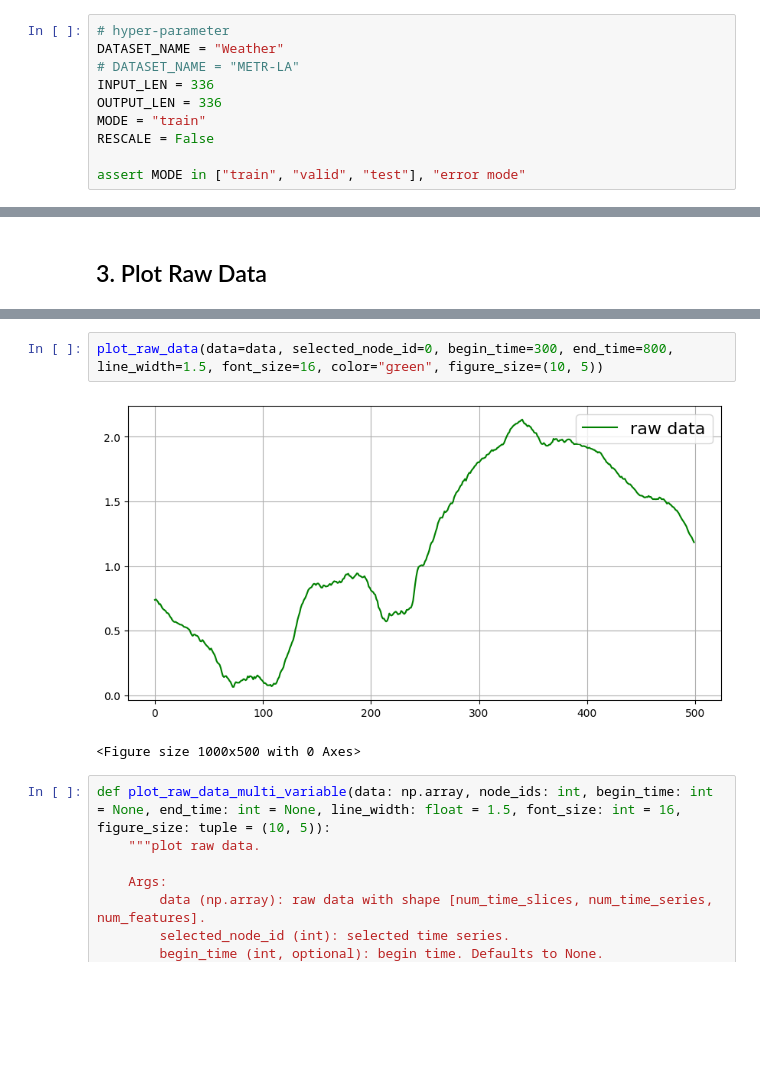
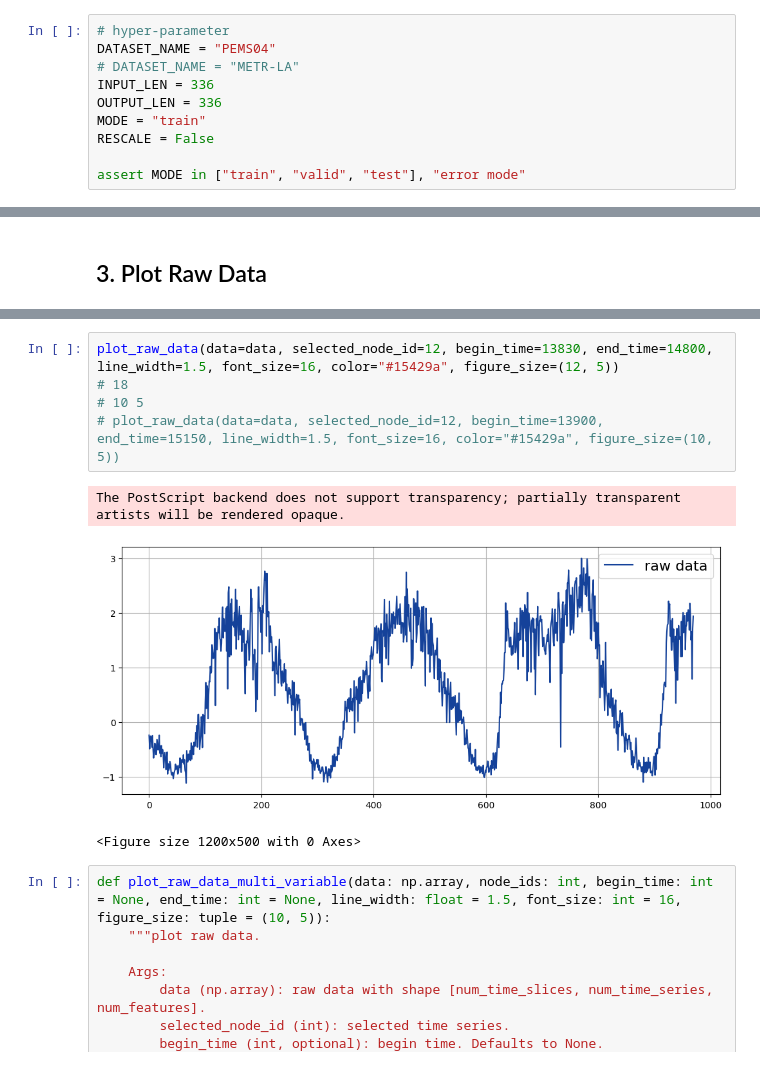
Before and after one commit to GestaltCogTeam/BasicTS, a Jupyter notebook: scripts/data_visualization/data_visualization.ipynb, the cells around one changed output, grey strips where cells are left out. Drawn from its saved outputs; the diff is of its cells as text; blank space fills up the shorter version.

```diff
--- a/scripts/data_visualization/data_visualization.ipynb
+++ b/scripts/data_visualization/data_visualization.ipynb
@@ -18,7 +18,7 @@ from basicts.data import SCALER_REGISTRY
 ## 1. Hyper-Parameter
 # %%
 # hyper-parameter
-DATASET_NAME = "Weather"
+DATASET_NAME = "PEMS04"
 # DATASET_NAME = "METR-LA"
 INPUT_LEN = 336
 OUTPUT_LEN = 336
@@ -107,10 +95,14 @@ def plot_raw_data(data: np.array, selected_node_id: int, begin_time: int = None,
     plt.show()
     plt.clf()
 # %%
-plot_raw_data(data=data, selected_node_id=0, begin_time=300, end_time=800, line_width=1.5, font_size=16, color="green", figure_size=(10, 5))
+plot_raw_data(data=data, selected_node_id=12, begin_time=13830, end_time=14800, line_width=1.5, font_size=16, color="#15429a", figure_size=(12, 5))
+# 18
+# 10 5
+# plot_raw_data(data=data, selected_node_id=12, begin_time=13900, end_time=15150, line_width=1.5, font_size=16, color="#15429a", figure_size=(10, 5))
 # %% [output]
+The PostScript backend does not support transparency; partially transparent artists will be rendered opaque.
-[figure, old version]
+[figure, new version]
-<Figure size 1000x500 with 0 Axes>
+<Figure size 1200x500 with 0 Axes>
 # %%
 def plot_raw_data_multi_variable(data: np.array, node_ids: int, begin_time: int = None, end_time: int = None, line_width: float = 1.5, font_size: int = 16, figure_size: tuple = (10, 5)):
     """plot raw data.
```
Also changed, not shown: parts of 3 cells of this notebook, 5 other files.
